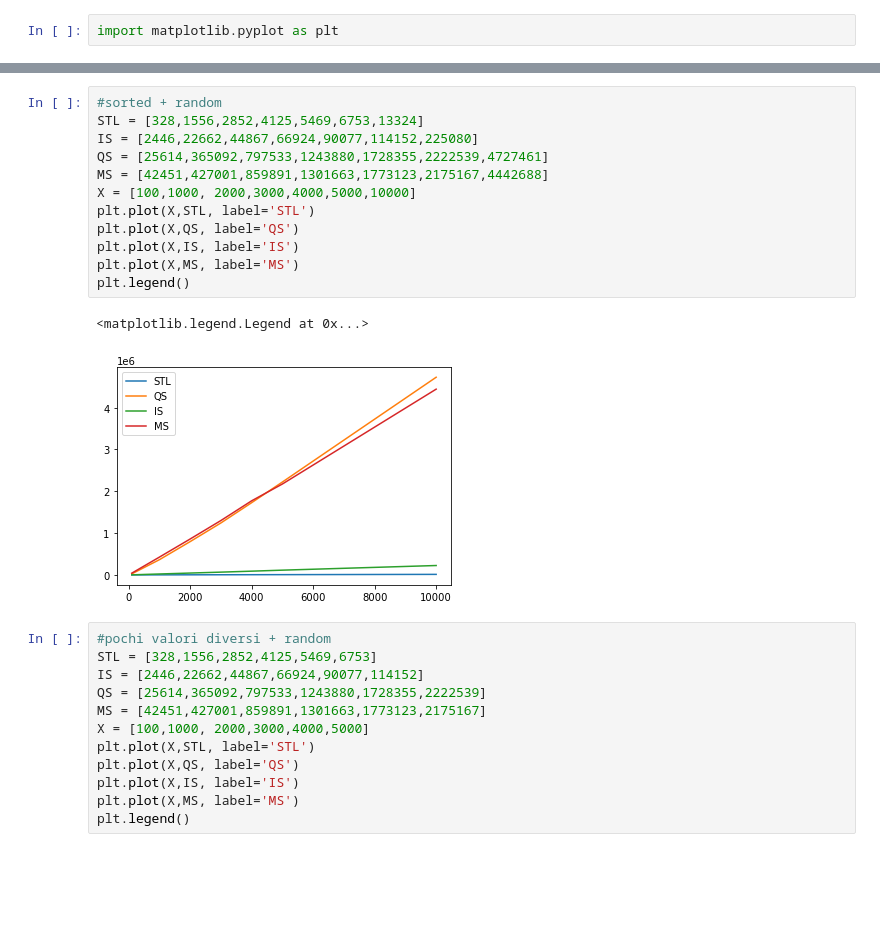
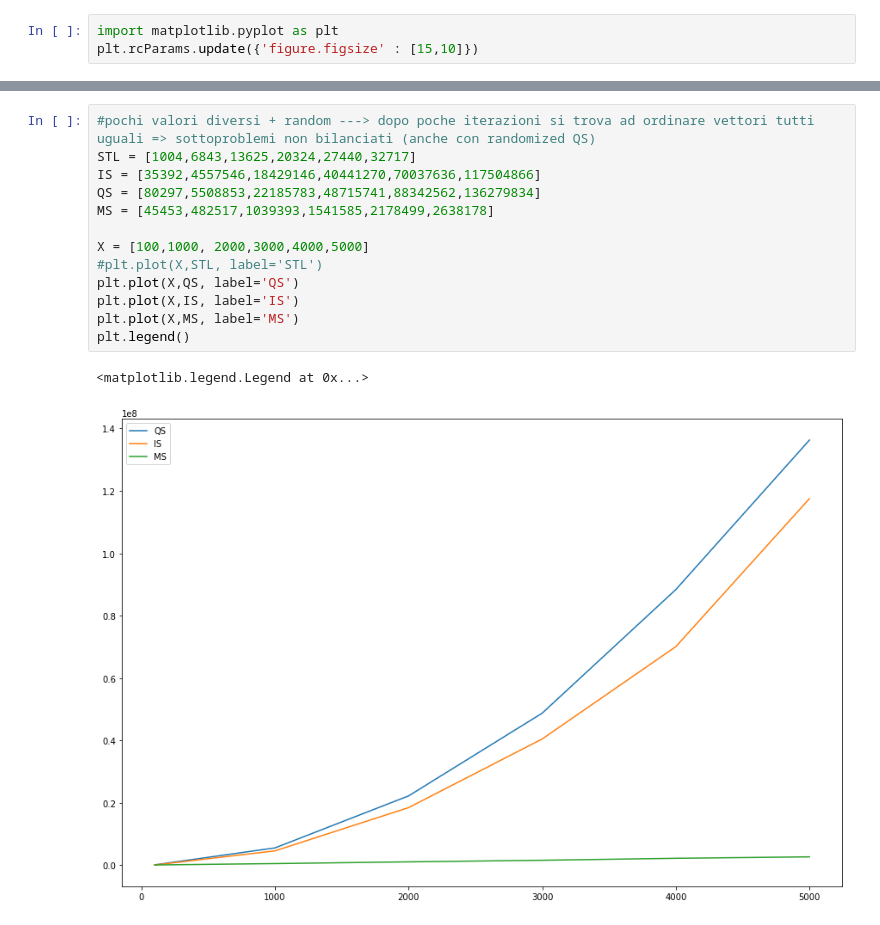
Before and after one commit to EdoardoTronconi/ProgettoSDA, a Jupyter notebook: Notebook/SDA.ipynb, the cells around one changed output, grey strips where cells are left out. Cells and saved outputs as stored; diff of their text form; blank space fills up the shorter version.

```diff
--- a/Notebook/SDA.ipynb
+++ b/Notebook/SDA.ipynb
@@ -25,5 +103,6 @@ stream.read()
 # %%
 import matplotlib.pyplot as plt
+plt.rcParams.update({'figure.figsize' : [15,10]})
 # %%
 #standard
 STL = [2234,31391,68435,111965,151909,197017,244920,296511]
@@ -74,27 +171,16 @@ plt.legend()
 # %%
-#sorted + random
-STL = [328,1556,2852,4125,5469,6753,13324]
-IS = [2446,22662,44867,66924,90077,114152,225080]
-QS = [25614,365092,797533,1243880,1728355,2222539,4727461]
-MS = [42451,427001,859891,1301663,1773123,2175167,4442688]
-X = [100,1000, 2000,3000,4000,5000,10000]
-plt.plot(X,STL, label='STL')
+#pochi valori diversi + random ---> dopo poche iterazioni si trova ad ordinare vettori tutti uguali => sottoproblemi non bilanciati (anche con randomized QS)
+STL = [1004,6843,13625,20324,27440,32717]
+IS = [35392,4557546,18429146,40441270,70037636,117504866]
+QS = [80297,5508853,22185783,48715741,88342562,136279834]
+MS = [45453,482517,1039393,1541585,2178499,2638178]
+
+X = [100,1000, 2000,3000,4000,5000]
+#plt.plot(X,STL, label='STL')
 plt.plot(X,QS, label='QS')
 plt.plot(X,IS, label='IS')
 plt.plot(X,MS, label='MS')
 plt.legend()
 # %% [output]
 <matplotlib.legend.Legend at 0x...>
-[figure, old version]
+[figure, new version]
-# %%
-#pochi valori diversi + random
-STL = [328,1556,2852,4125,5469,6753]
-IS = [2446,22662,44867,66924,90077,114152]
-QS = [25614,365092,797533,1243880,1728355,2222539]
-MS = [42451,427001,859891,1301663,1773123,2175167]
-X = [100,1000, 2000,3000,4000,5000]
-plt.plot(X,STL, label='STL')
-plt.plot(X,QS, label='QS')
-plt.plot(X,IS, label='IS')
-plt.plot(X,MS, label='MS')
-plt.legend()
```
Also changed, not shown: parts of 25 cells of this notebook.
